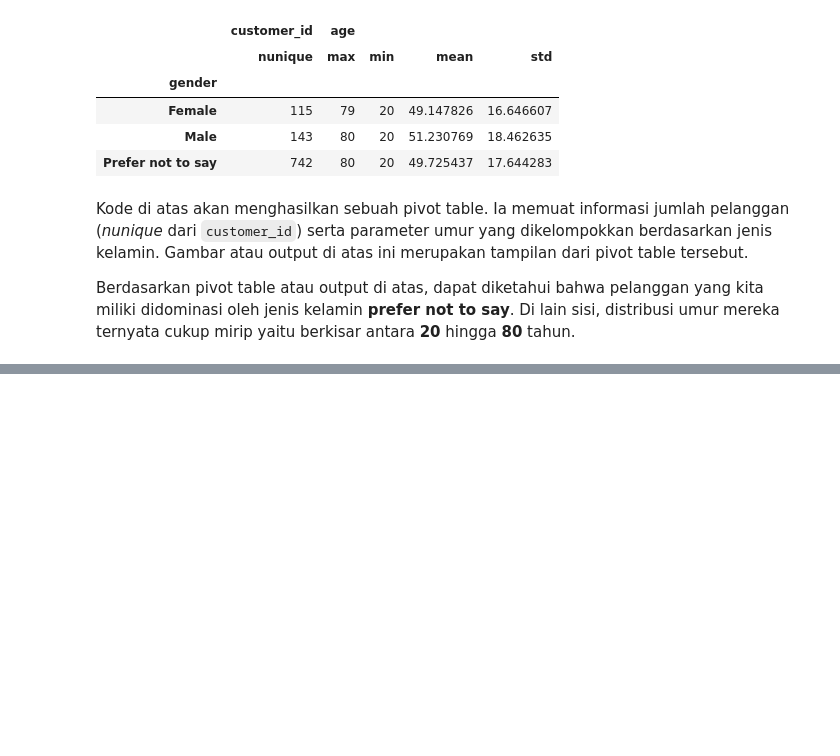
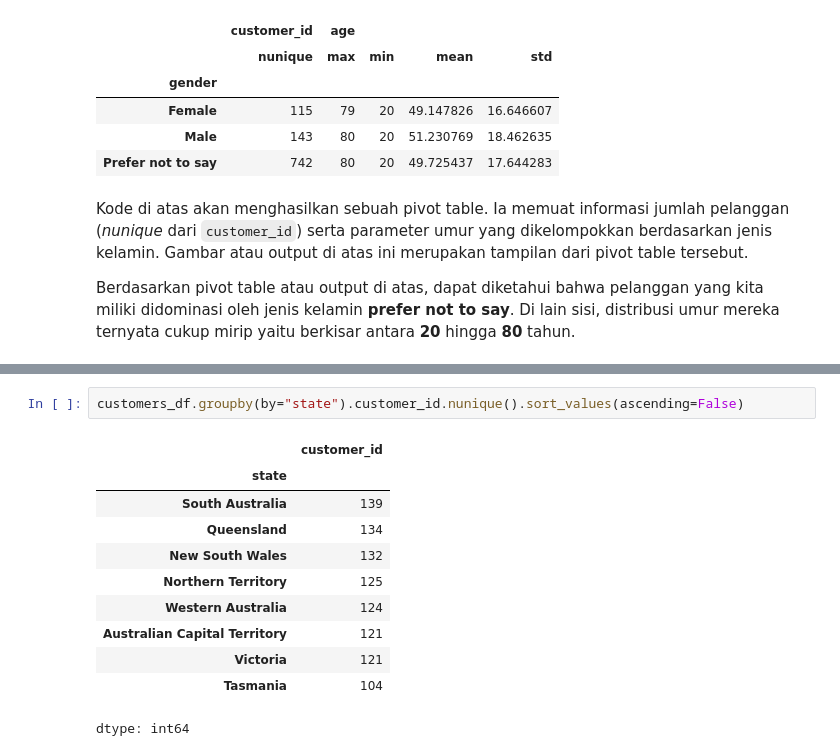
Before and after one commit to LatiefDataVisionary/data-analyst-with-python-dicoding, a Jupyter notebook: LatExploratoryDataAnalysisDicoding.ipynb, the cells around one changed output, grey strips where cells are left out. Drawn from its saved outputs; the diff is of its cells as text; blank space fills up the shorter version.

```diff
--- a/LatExploratoryDataAnalysisDicoding.ipynb
+++ b/LatExploratoryDataAnalysisDicoding.ipynb
@@ -656,0 +677,14 @@ Berdasarkan pivot table atau output di atas, dapat diketahui bahwa pelanggan yan
+# %%
+customers_df.groupby(by="state").customer_id.nunique().sort_values(ascending=False)
+# %% [output]
+|  | customer_id |
+| state |  |
+| South Australia | 139 |
+| Queensland | 134 |
+| New South Wales | 132 |
+| Northern Territory | 125 |
+| Western Australia | 124 |
+| Australian Capital Territory | 121 |
+| Victoria | 121 |
+| Tasmania | 104 |
+dtype: int64
```
Also changed, not shown: parts of 8 cells of this notebook.
